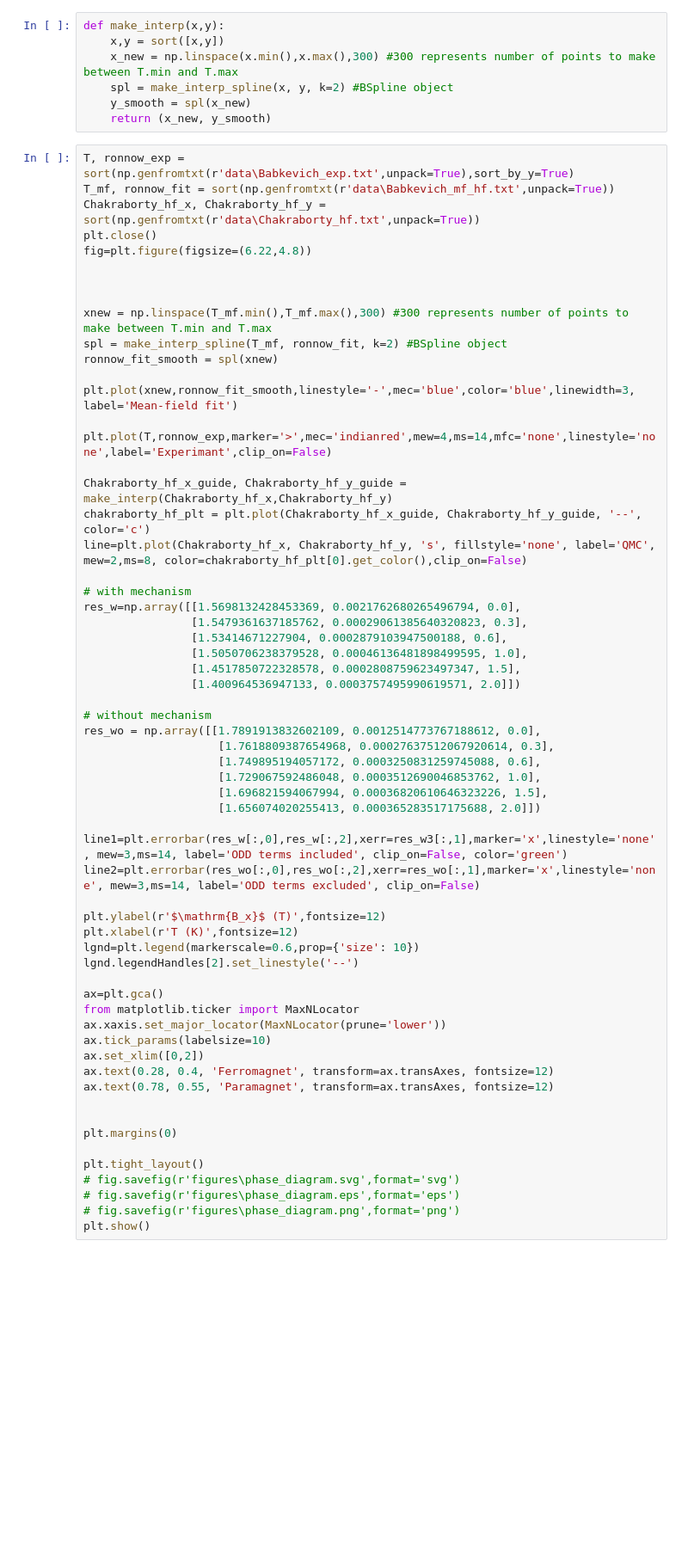
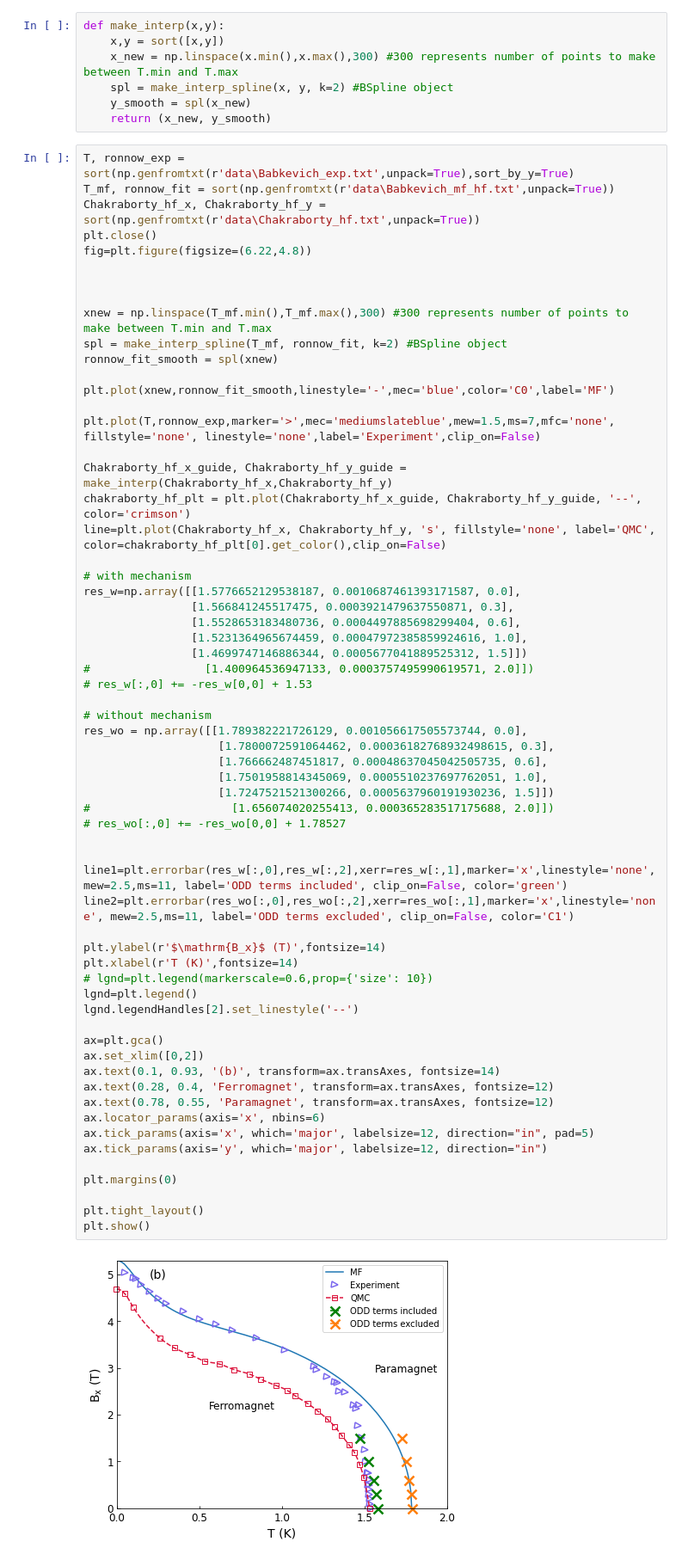
Before and after one commit to tomerdol/MC-LiHoF4-offdiagonal-dipolar, a Jupyter notebook: scripts/jupyter_notebooks/Phase diagram - results.ipynb, the cells around one changed output. Shown at 86% size. Drawn from its saved outputs; the diff is of its cells as text; blank space fills up the shorter version.

```diff
--- a/scripts/jupyter_notebooks/Phase diagram - results.ipynb
+++ b/scripts/jupyter_notebooks/Phase diagram - results.ipynb
@@ -36,59 +36,62 @@ T_mf, ronnow_fit = sort(np.genfromtxt(r'data\Babkevich_mf_hf.txt',unpack=True))
 Chakraborty_hf_x, Chakraborty_hf_y = sort(np.genfromtxt(r'data\Chakraborty_hf.txt',unpack=True))
 plt.close()
 fig=plt.figure(figsize=(6.22,4.8))
 
 
 
 xnew = np.linspace(T_mf.min(),T_mf.max(),300) #300 represents number of points to make between T.min and T.max
 spl = make_interp_spline(T_mf, ronnow_fit, k=2) #BSpline object
 ronnow_fit_smooth = spl(xnew)
 
-plt.plot(xnew,ronnow_fit_smooth,linestyle='-',mec='blue',color='blue',linewidth=3, label='Mean-field fit')
+plt.plot(xnew,ronnow_fit_smooth,linestyle='-',mec='blue',color='C0',label='MF')
 
-plt.plot(T,ronnow_exp,marker='>',mec='indianred',mew=4,ms=14,mfc='none',linestyle='none',label='Experimant',clip_on=False)
+plt.plot(T,ronnow_exp,marker='>',mec='mediumslateblue',mew=1.5,ms=7,mfc='none', fillstyle='none', linestyle='none',label='Experiment',clip_on=False)
 
 Chakraborty_hf_x_guide, Chakraborty_hf_y_guide = make_interp(Chakraborty_hf_x,Chakraborty_hf_y)
-chakraborty_hf_plt = plt.plot(Chakraborty_hf_x_guide, Chakraborty_hf_y_guide, '--', color='c')
-line=plt.plot(Chakraborty_hf_x, Chakraborty_hf_y, 's', fillstyle='none', label='QMC', mew=2,ms=8, color=chakraborty_hf_plt[0].get_color(),clip_on=False)
+chakraborty_hf_plt = plt.plot(Chakraborty_hf_x_guide, Chakraborty_hf_y_guide, '--', color='crimson')
+line=plt.plot(Chakraborty_hf_x, Chakraborty_hf_y, 's', fillstyle='none', label='QMC', color=chakraborty_hf_plt[0].get_color(),clip_on=False)
 
 # with mechanism
-res_w=np.array([[1.5698132428453369, 0.0021762680265496794, 0.0],
-                [1.5479361637185762, 0.00029061385640320823, 0.3],
-                [1.53414671227904, 0.0002879103947500188, 0.6],
-                [1.5050706238379528, 0.00046136481898499595, 1.0],
-                [1.4517850722328578, 0.0002808759623497347, 1.5],
-                [1.400964536947133, 0.0003757495990619571, 2.0]])
+res_w=np.array([[1.5776652129538187, 0.0010687461393171587, 0.0],
+                [1.566841245517475, 0.0003921479637550871, 0.3],
+                [1.5528653183480736, 0.0004497885698299404, 0.6],
+                [1.5231364965674459, 0.00047972385859924616, 1.0],
+                [1.4699747146886344, 0.0005677041889525312, 1.5]])
+#                 [1.400964536947133, 0.0003757495990619571, 2.0]])
+# res_w[:,0] += -res_w[0,0] + 1.53
 
 # without mechanism
-res_wo = np.array([[1.7891913832602109, 0.0012514773767188612, 0.0],
-                    [1.7618809387654968, 0.00027637512067920614, 0.3],
-                    [1.749895194057172, 0.0003250831259745088, 0.6],
-                    [1.729067592486048, 0.0003512690046853762, 1.0],
-                    [1.696821594067994, 0.00036820610646323226, 1.5],
-                    [1.656074020255413, 0.000365283517175688, 2.0]])
+res_wo = np.array([[1.789382221726129, 0.001056617505573744, 0.0],
+                    [1.7800072591064462, 0.00036182768932498615, 0.3],
+                    [1.766662487451817, 0.00048637045042505735, 0.6],
+                    [1.7501958814345069, 0.0005510237697762051, 1.0],
+                    [1.7247521521300266, 0.0005637960191930236, 1.5]])
+#                     [1.656074020255413, 0.000365283517175688, 2.0]])
+# res_wo[:,0] += -res_wo[0,0] + 1.78527
 
-line1=plt.errorbar(res_w[:,0],res_w[:,2],xerr=res_w3[:,1],marker='x',linestyle='none', mew=3,ms=14, label='ODD terms included', clip_on=False, color='green')
-line2=plt.errorbar(res_wo[:,0],res_wo[:,2],xerr=res_wo[:,1],marker='x',linestyle='none', mew=3,ms=14, label='ODD terms excluded', clip_on=False)
 
-plt.ylabel(r'$\mathrm{B_x}$ (T)',fontsize=12)
-plt.xlabel(r'T (K)',fontsize=12)
-lgnd=plt.legend(markerscale=0.6,prop={'size': 10})
+line1=plt.errorbar(res_w[:,0],res_w[:,2],xerr=res_w[:,1],marker='x',linestyle='none', mew=2.5,ms=11, label='ODD terms included', clip_on=False, color='green')
+line2=plt.errorbar(res_wo[:,0],res_wo[:,2],xerr=res_wo[:,1],marker='x',linestyle='none', mew=2.5,ms=11, label='ODD terms excluded', clip_on=False, color='C1')
+
+plt.ylabel(r'$\mathrm{B_x}$ (T)',fontsize=14)
+plt.xlabel(r'T (K)',fontsize=14)
+# lgnd=plt.legend(markerscale=0.6,prop={'size': 10})
+lgnd=plt.legend()
 lgnd.legendHandles[2].set_linestyle('--')
 
 ax=plt.gca()
-from matplotlib.ticker import MaxNLocator
-ax.xaxis.set_major_locator(MaxNLocator(prune='lower'))
-ax.tick_params(labelsize=10)
 ax.set_xlim([0,2])
+ax.text(0.1, 0.93, '(b)', transform=ax.transAxes, fontsize=14)
 ax.text(0.28, 0.4, 'Ferromagnet', transform=ax.transAxes, fontsize=12)
 ax.text(0.78, 0.55, 'Paramagnet', transform=ax.transAxes, fontsize=12)
-
+ax.locator_params(axis='x', nbins=6)
+ax.tick_params(axis='x', which='major', labelsize=12, direction="in", pad=5)
+ax.tick_params(axis='y', which='major', labelsize=12, direction="in")
 
 plt.margins(0)
 
 plt.tight_layout()
-# fig.savefig(r'figures\phase_diagram.svg',format='svg')
-# fig.savefig(r'figures\phase_diagram.eps',format='eps')
-# fig.savefig(r'figures\phase_diagram.png',format='png')
 plt.show()
+# %% [output]
+[figure, added]
 # %%
```
Also changed, not shown: parts of 2 cells of this notebook, 5 other files.
